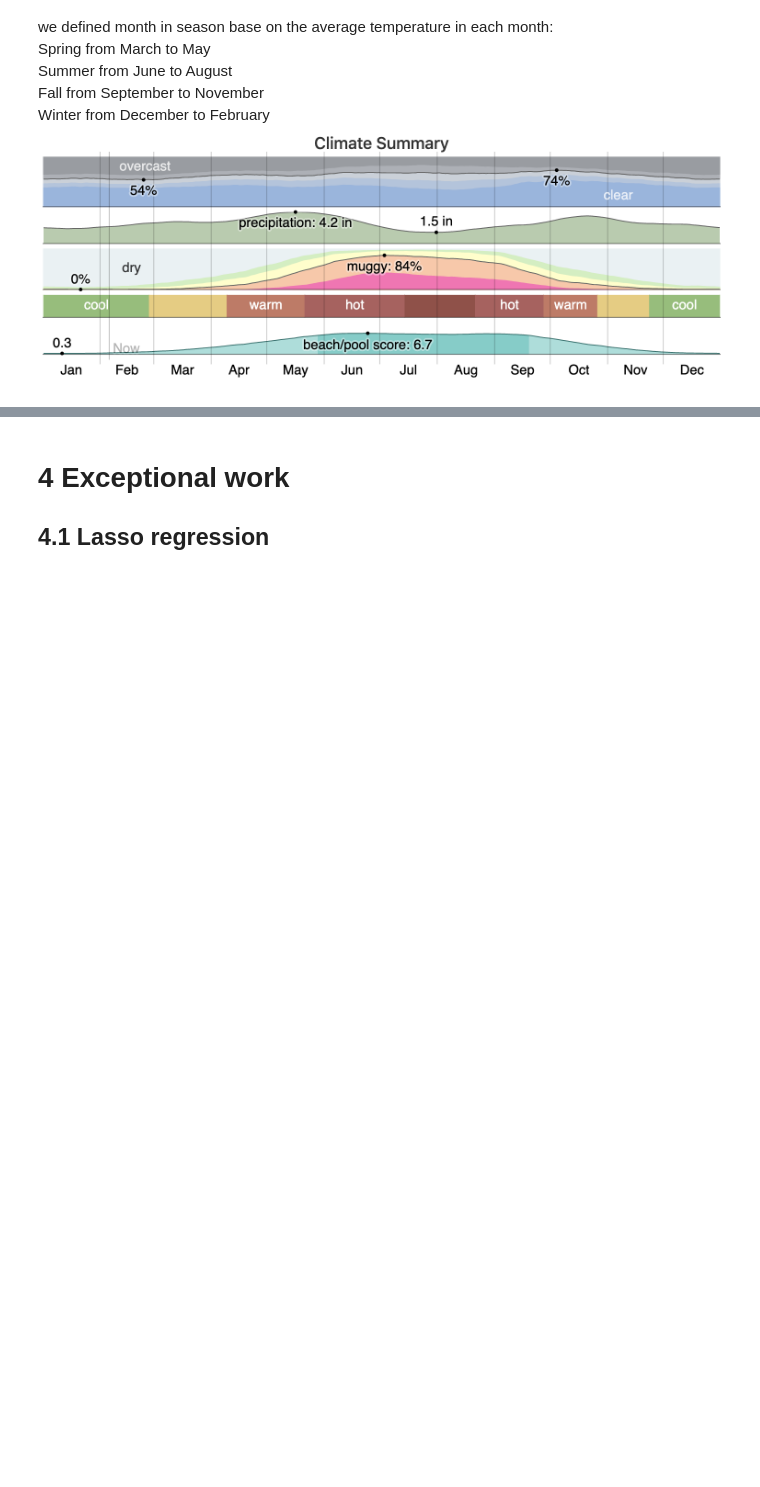
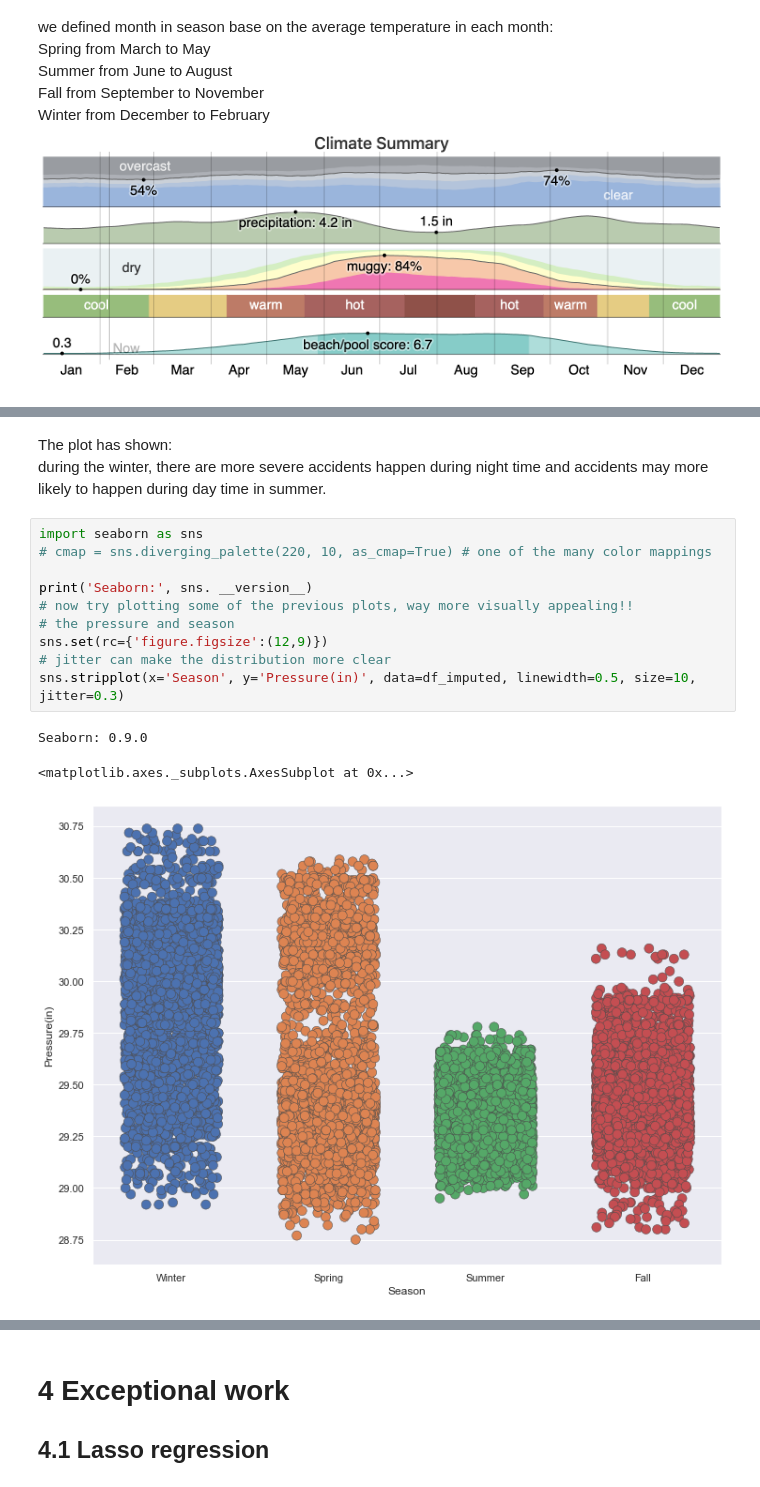
Before and after one commit to pobbylc/CS7324, a Jupyter notebook: lab1/lab1.ipynb, the cells around one changed output, grey strips where cells are left out. Cells and saved outputs as stored; diff of their text form; blank space fills up the shorter version.

```diff
--- a/lab1/lab1.ipynb
+++ b/lab1/lab1.ipynb
@@ -680,0 +470,17 @@ plt.show()
+# %% [markdown]
+The plot has shown: <br />
+during the winter, there are more severe accidents happen during night time and accidents may more likely to happen during day time in summer.
+# %%
+import seaborn as sns
+# cmap = sns.diverging_palette(220, 10, as_cmap=True) # one of the many color mappings
+
+print('Seaborn:', sns. __version__)
+# now try plotting some of the previous plots, way more visually appealing!!
+# the pressure and season
+sns.set(rc={'figure.figsize':(12,9)})
+# jitter can make the distribution more clear
+sns.stripplot(x='Season', y='Pressure(in)', data=df_imputed, linewidth=0.5, size=10, jitter=0.3)
+# %% [output]
+Seaborn: 0.9.0
+<matplotlib.axes._subplots.AxesSubplot at 0x...>
+[figure, added]
```
Also changed, not shown: parts of 57 cells of this notebook.
